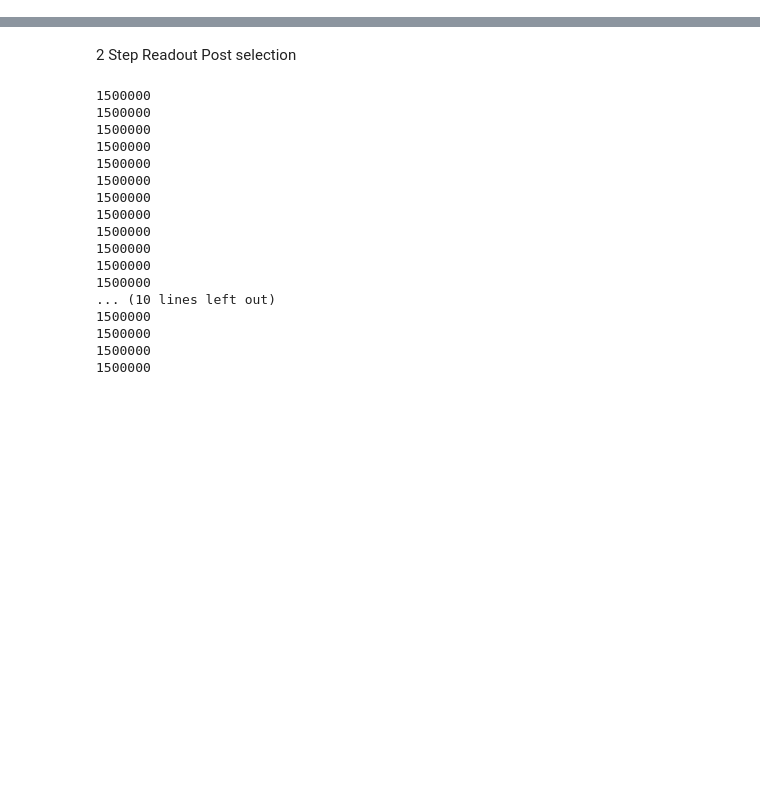
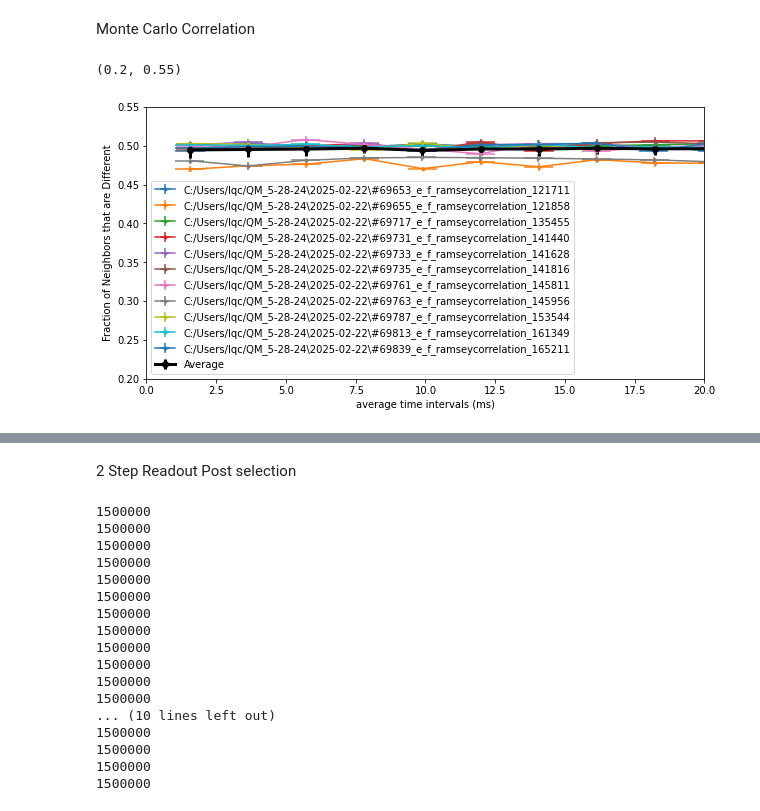
Before and after one commit to tmittiga-personal/AutomatedCalibrationPipeline, a Jupyter notebook: analyze_Correlation_Data.ipynb, the cells around one changed output, grey strips where cells are left out. Saved outputs shown, nothing was run; the diff lists cells and outputs as text; code cells hidden in the pictures; blank space fills up the shorter version.

```diff
--- a/analyze_Correlation_Data.ipynb
+++ b/analyze_Correlation_Data.ipynb
@@ -41,0 +42,2 @@ for i, file in enumerate(files):
+# %% [markdown]
+Monte Carlo Correlation
@@ -41,0 +118,74 @@ for i, file in enumerate(files):
+# %%
+t_bin_width = 2 # width of histogram bins in ms
+
+fig = plt.figure(figsize = (10,5))
+i_plot = 0
+i_plot_neglect = -30 # crop the plot data at this index
+# Loop over each file's sorted results
+
+for i_file, key in enumerate(t_diffs_dict.keys()):
+    all_t_diffs = t_diffs_dict[key]
+    all_I_diffs = i_diffs_dict[key]
+
+    #estimate the number of bins (we won't use them all)
+    nbinest = round(all_t_diffs[0][-1]/t_bin_width)
+    ts_binned = np.zeros((n_bootstrap, nbinest))
+    tstd_binned = np.zeros((n_bootstrap, nbinest))
+    Is_binned = np.zeros((n_bootstrap, nbinest))
+    if i_file == 0:
+        depth_all_files = nbinest
+        all_files_i = np.zeros((len(t_diffs_dict.keys()), nbinest))
+        all_files_t = np.zeros((len(t_diffs_dict.keys()), nbinest))
+
+
+    for i_bs in range(n_bootstrap):
+        # Bin the data
+        t0=np.min(np.min(all_t_diffs))*0.9  # initialize time interval lower bound
+        i_old = 0  # initialize index lower bound
+        i_bin = 0  # initialize bin index
+
+        for i_t , t in enumerate(all_t_diffs[i_bs]):
+            if i_bin == nbinest:
+                continue
+            if t-t0 > t_bin_width:
+                # entering a new bin
+                t_bin = all_t_diffs[i_bs][i_old:i_t]
+                is_bin = all_I_diffs[i_bs][i_old:i_t]
+
+                ts_binned[i_bs][i_bin] = np.mean(t_bin)
+                tstd_binned[i_bs][i_bin] = np.std(t_bin)
+                Is_binned[i_bs][i_bin] = np.mean(is_bin)
+
+                t0 += t_bin_width
+                i_old = i_t
+                i_bin += 1
+    # After generating all bootstrapped data points, we can take final avg and std
+    Is_binned_final = np.mean(Is_binned, axis=0)
+    Istd_binned_final = np.std(Is_binned, axis=0)
+    ts_binned_final = np.mean(ts_binned, axis=0)
+    tstd_binned_final = np.mean(tstd_binned, axis=0)
+
+    # Note: std of I doesn't make sense since the individual values are either 0 or 1.
+    # We need to perform bootstrapping to get the errorbars on I values
+    plt.errorbar(ts_binned_final[:i_plot_neglect], Is_binned_final[:i_plot_neglect],
+                 yerr=Istd_binned_final[:i_plot_neglect], xerr=tstd_binned_final[:i_plot_neglect],
+                   label = key, linestyle='-', fmt='.')
+    last_ind = np.min([depth_all_files, nbinest])
+    all_files_i[i_file][:last_ind] = Is_binned_final[:last_ind]
+    all_files_t[i_file][:last_ind] = ts_binned_final[:last_ind]
+
+plt.xlabel('average time intervals (ms)')
+plt.ylabel('Fraction of Neighbors that are Different')
+avg_i = np.mean(all_files_i, axis=0)
+avg_t = np.mean(all_files_t, axis=0)
+std_i = np.std(all_files_i, axis=0)
+std_t = np.std(all_files_t, axis=0)
+plt.errorbar(avg_t[:i_plot_neglect], avg_i[:i_plot_neglect],
+                 yerr=std_i[:i_plot_neglect], xerr=std_t[:i_plot_neglect],
+                   label = 'Average', linestyle='-', fmt='o', linewidth=3, color = (0,0,0))
+plt.legend()
+plt.xlim(0,20)
+plt.ylim(0.20,0.55)
+# %% [output]
+(0.2, 0.55)
+[figure, added]
```
Also changed, not shown: parts of 17 cells of this notebook, 14 other files.
